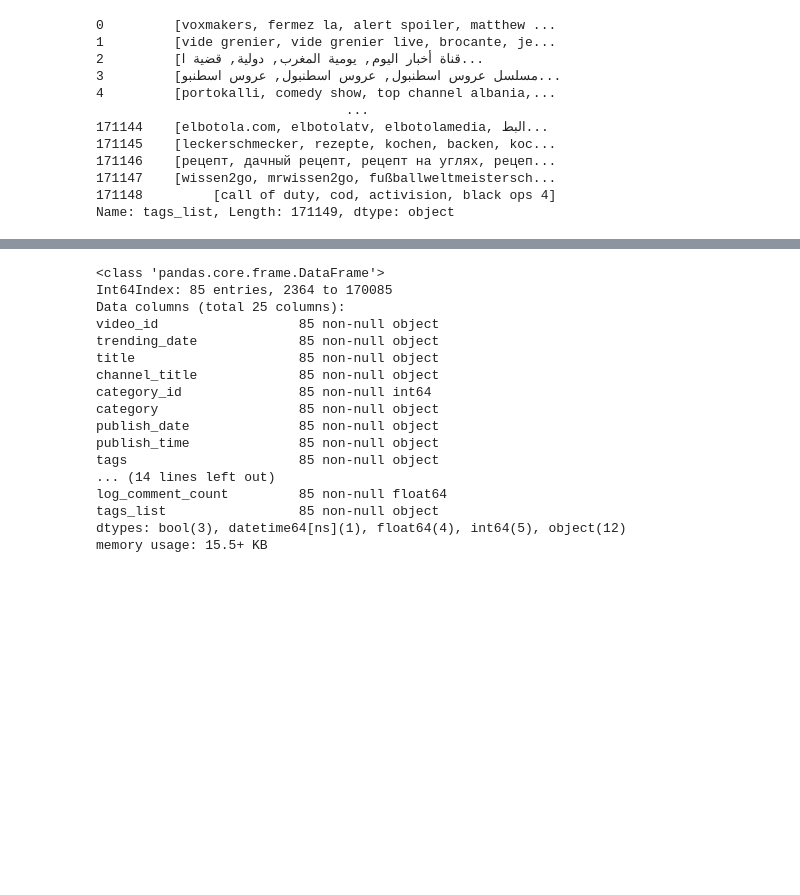
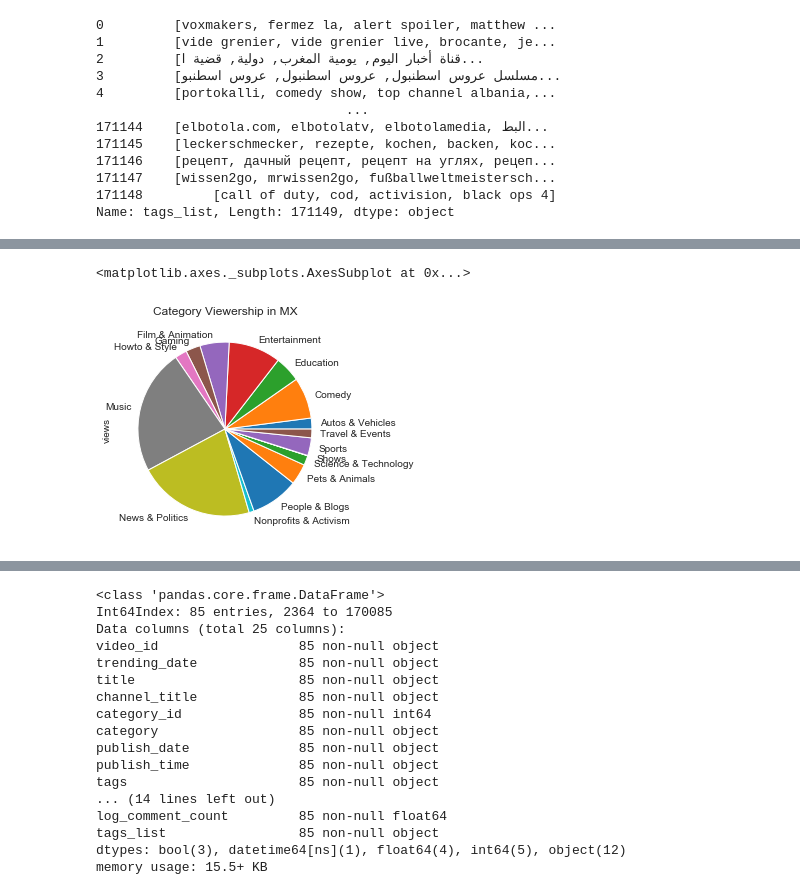
Before and after one commit to miguelgrisanti/YoutubeMXKeys, a Jupyter notebook: YoutubeRider.ipynb, the cells around one changed output, grey strips where cells are left out. Saved outputs shown, nothing was run; the diff lists cells and outputs as text; code cells hidden in the pictures; blank space fills up the shorter version.

```diff
--- a/YoutubeRider.ipynb
+++ b/YoutubeRider.ipynb
@@ -151,0 +274,5 @@ Name: tags_list, Length: 171149, dtype: object
+# %%
+df_mexico.groupby('category')['views'].agg('max').plot(kind='pie',title='Category Viewership in MX')
+# %% [output]
+<matplotlib.axes._subplots.AxesSubplot at 0x...>
+[figure, added]
```
Also changed, not shown: parts of 81 cells of this notebook.
